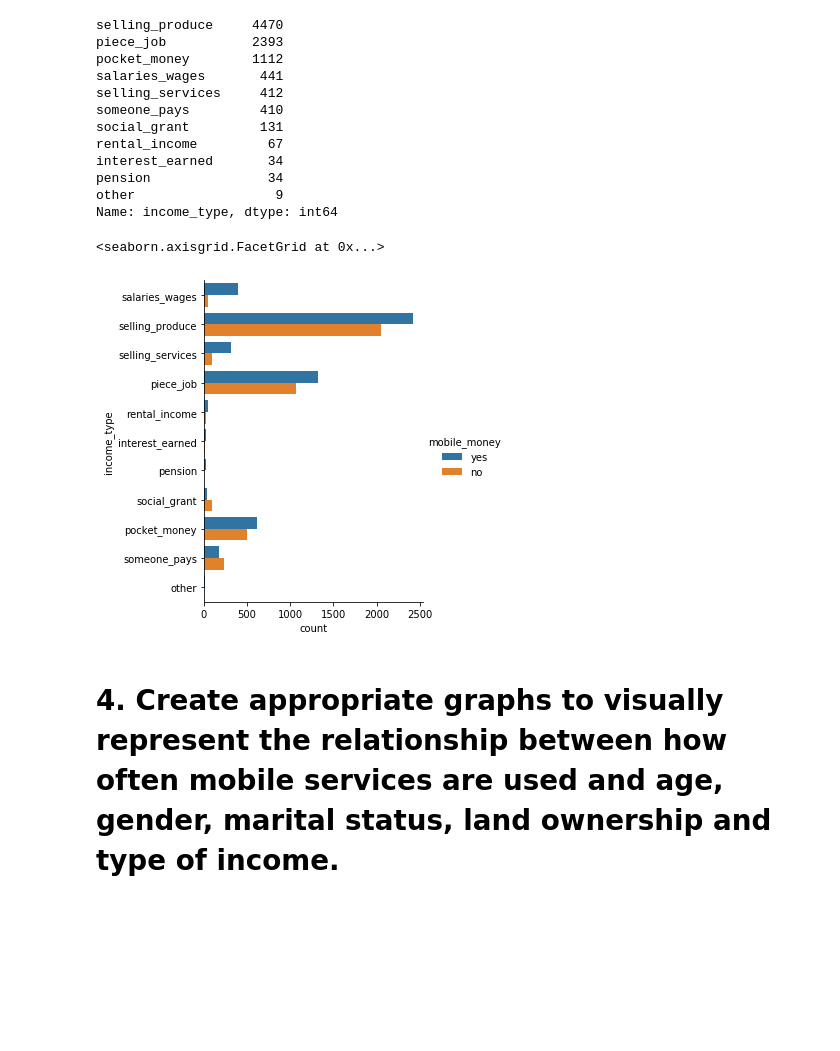
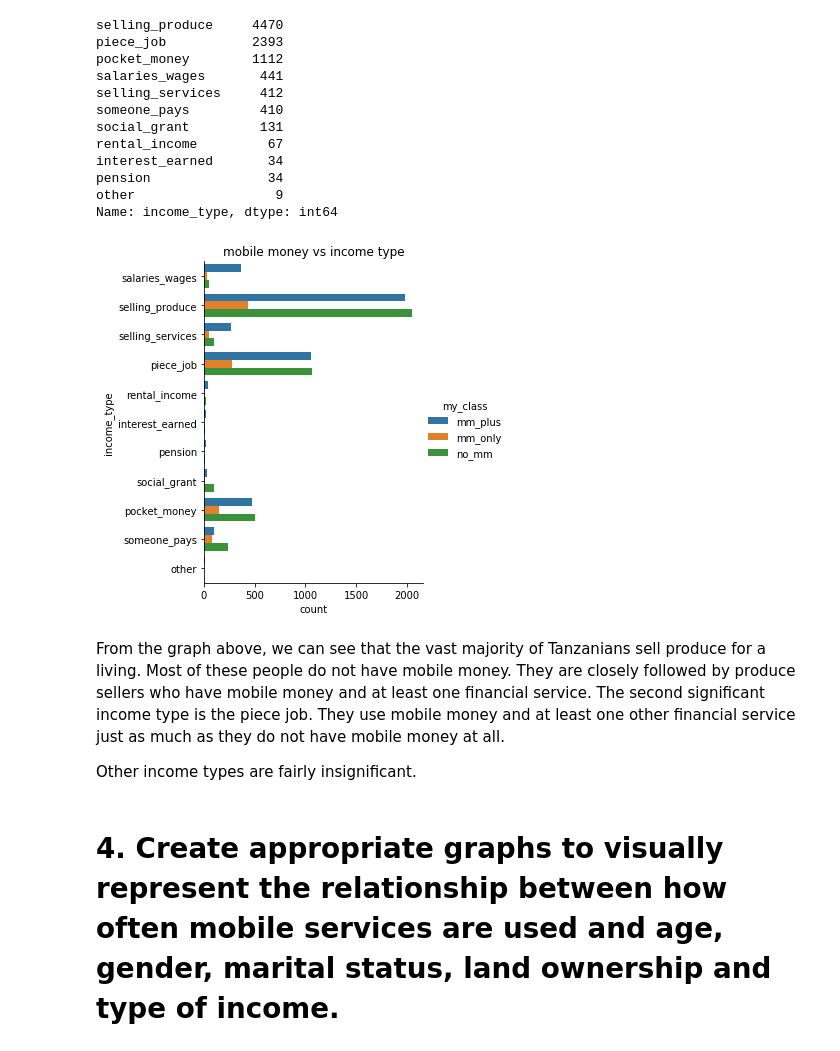
Before and after one commit to masaimahapa/Tanzania-mobile-money, a Jupyter notebook: mobile-money analysis.ipynb, the cells around one changed output. Saved outputs shown, nothing was run; the diff lists cells and outputs as text; code cells hidden in the pictures; blank space fills up the shorter version.

Commit message:
titles and markedowns added

```diff
--- a/mobile-money analysis.ipynb
+++ b/mobile-money analysis.ipynb
@@ -37,0 +20,5 @@ df_mobile['income']= df_income.sum(axis = 1, skipna = True)
+# %%
+#column income. sums up how many income types a person has
+df_mobile['income']= df_mobile.loc[:, 'Q8_1': 'Q8_11'].sum(axis=1, skipna=True)
+
+#df_mobile.gender=df_mobile.gender.map(number_to_word)
@@ -38,2 +27,16 @@ df_mobile['income']= df_income.sum(axis = 1, skipna = True)
 # %%
-df_mobile = df_mobile.rename({'Q1': 'age', 'Q2': 'gender', 'Q3':'marital_status', 'Q4':'highest_education', 'Q5':'land_ownership', 'Q6':'title_deed', 'Q7':'own_phone', 'Q8_1':'salaries_wages', 'Q8_2':'selling_produce', 'Q8_3':'selling_services', 'Q8_4':'piece_job', 'Q8_5':'rental_income', 'Q8_6':'interest_earned','Q8_7':'pension', 'Q8_8':'social_grant', 'Q8_9':'pocket_money', 'Q8_10':'someone_pays', 'Q8_11':'other', 'Q9':'employer_for_employed', 'Q10':'what_you_sell', 'Q11':'service_you_provide', 'Q12':'sent_money_in_12_months', 'Q13':'when_last_send_money','Q14':'recieved_money_in_12_months','Q15':'when_last_recieve_money','Q16':'how_often_purchase_mobilemoney','Q17':'how_often_pay_bills_with_mm','Q18':'literacy_Kiswhahili','Q19':'literacy_english'}, axis='columns')
+df_mobile = df_mobile.rename({'Q1': 'age', 'Q2': 'gender',
+                              'Q3':'marital_status', 'Q4':'highest_education',
+                              'Q5':'land_ownership', 'Q6':'title_deed',
+                              'Q7':'own_phone', 'Q8_1':'salaries_wages',
+                              'Q8_2':'selling_produce', 'Q8_3':'selling_services',
+                              'Q8_4':'piece_job', 'Q8_5':'rental_income',
+                              'Q8_6':'interest_earned','Q8_7':'pension',
+                              'Q8_8':'social_grant', 'Q8_9':'pocket_money',
+                              'Q8_10':'someone_pays', 'Q8_11':'other',
+                              'Q9':'employer_for_employed', 'Q10':'what_you_sell',
+                              'Q11':'service_you_provide', 'Q12':'sent_money_in_12_months',
+                              'Q13':'when_last_send_money','Q14':'recieved_money_in_12_months',
+                              'Q15':'when_last_recieve_money','Q16':'how_often_purchase_mobilemoney',
+                              'Q17':'how_often_pay_bills_with_mm','Q18':'literacy_Kiswhahili',
+                              'Q19':'literacy_english'}, axis='columns')
@@ -157,3 +115,18 @@ df_mobile.head()
+# %%
+number_to_word= {
+    0: 'no_mm',
+    1:'no_mm',
+    2:'mm_only',
+    3:'mm_plus'
+}
+df_mobile['my_class']=df_mobile.mobile_money_classification.map(number_to_word)
+
+df_income= df_mobile[['ID','age','gender', 'marital_status', 'title_deed',
+                      'how_often_purchase_mobilemoney','how_often_pay_bills_with_mm','salaries_wages',
+                      'selling_produce', 'selling_services',
+       'piece_job', 'rental_income', 'interest_earned', 'pension',
+       'social_grant', 'pocket_money', 'someone_pays', 'other', 'highest_education', 'mobile_money', 'Latitude', 'Longitude',
+                     'mobile_money_classification', 'my_class']]
 # %% [markdown]
 # 2. Get basic descriptive statistics for the dataset.
 # %%
@@ -291,5 +237,4 @@ df_income= df_mobile[['ID','age','gender', 'marital_status', 'title_deed', 'how_
        'piece_job', 'rental_income', 'interest_earned', 'pension',
        'social_grant', 'pocket_money', 'someone_pays', 'other', 'mobile_money', 'Latitude', 'Longitude']]
 '''
-df_income= pd.melt(df_income, id_vars=['ID','age','gender','marital_status', 'title_deed','Latitude', 'Longitude','mobile_money', 'highest_education', 'how_often_purchase_mobilemoney', 'how_often_pay_bills_with_mm'], var_name= 'income_type', value_name='income_value')
-df_income.head()
+df_income= pd.melt(df_income, id_vars=['ID','age','gender','marital_status', 'title_deed','Latitude', 'Longitude','mobile_money', 'highest_education', 'how_often_purchase_mobilemoney', 'how_often_pay_bills_with_mm', 'my_class', 'mobile_money_classification'], var_name= 'income_type', value_name='income_value')
@@ -337,10 +270,17 @@ pension               34
 other                  9
 Name: income_type, dtype: int64
 # %%
-sns.catplot(hue='mobile_money', y='income_type', data=df_income_all, kind='count')
+
+sns.catplot(hue='my_class', y='income_type', data=df_income_all, kind='count')
+plt.title('mobile money vs income type')
+plt.show()
 # %% [output]
-<seaborn.axisgrid.FacetGrid at 0x...>
-[figure, old version]
+[figure, new version]
+# %% [markdown]
+From the graph above, we can see that the vast majority of Tanzanians sell produce for a living. Most of these people do not have mobile money. They are closely followed by produce sellers who have mobile money and at least one financial service.
+The second significant income type is the piece job. They use mobile money and at least one other financial service just as much as they do not have mobile money at all.
+
+Other income types are fairly insignificant.
 # %% [markdown]
 # 4. Create appropriate graphs to visually represent the relationship between how often mobile services are used and age, gender, marital status, land ownership and type of income.
 # %% [markdown]
```
Also changed, not shown: parts of 57 cells of this notebook.
